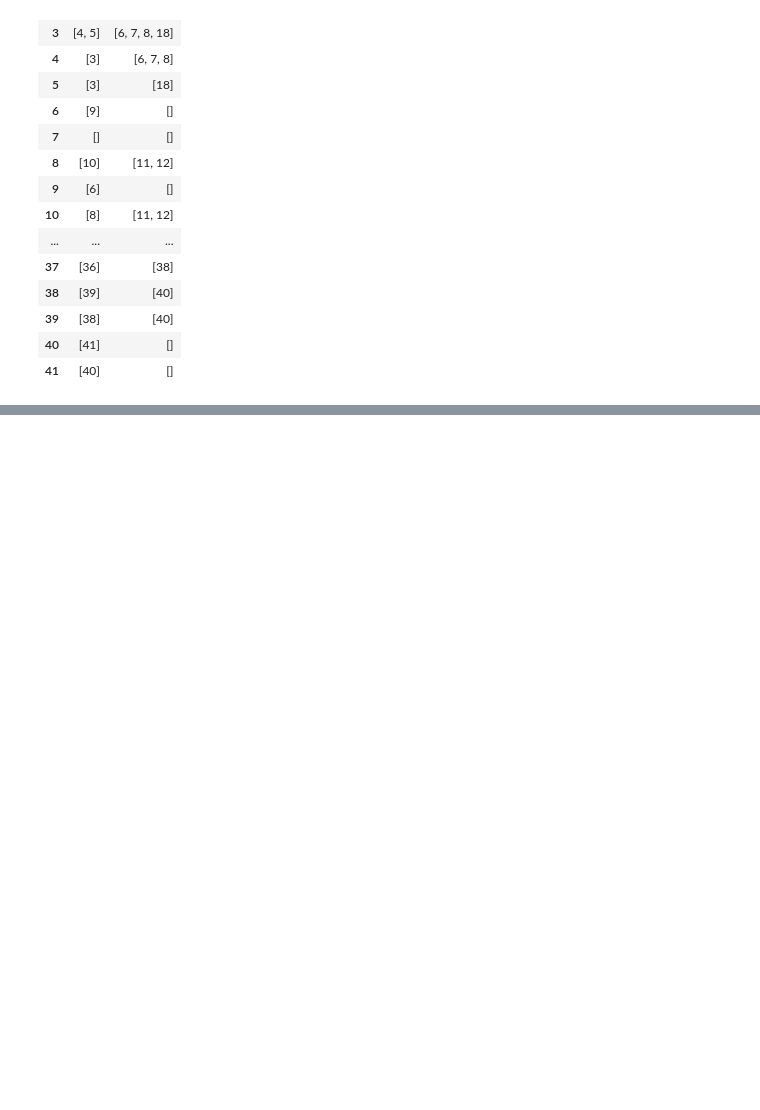
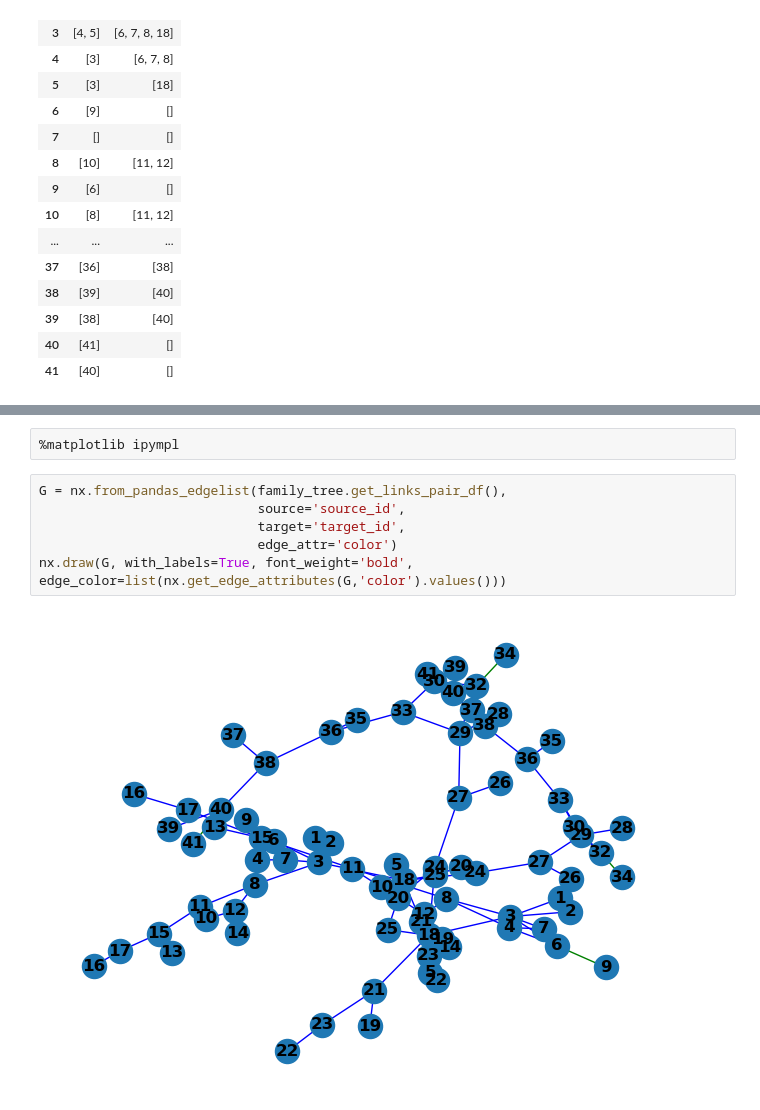
Before and after one commit to grushanina/json_parser, a Jupyter notebook: family_tree.ipynb, the cells around one changed output, grey strips where cells are left out. Cells and saved outputs as stored; diff of their text form; blank space fills up the shorter version.

Commit message:
add graph drawing

```diff
--- a/family_tree.ipynb
+++ b/family_tree.ipynb
@@ -231,0 +238,10 @@ family_tree.get_links_pair_df()
+# %%
+%matplotlib ipympl
+# %%
+G = nx.from_pandas_edgelist(family_tree.get_links_pair_df(),
+                            source='source_id',
+                            target='target_id',
+                            edge_attr='color')
+nx.draw(G, with_labels=True, font_weight='bold', edge_color=list(nx.get_edge_attributes(G,'color').values()))
+# %% [output]
+[figure, added]
```
Also changed, not shown: parts of 5 cells of this notebook.
